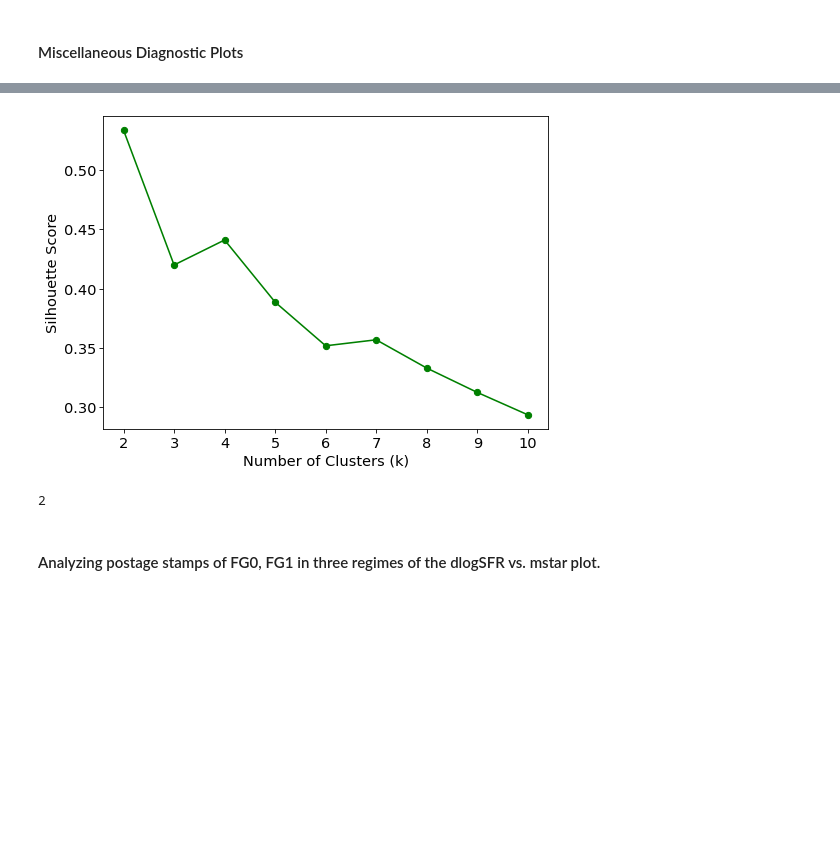
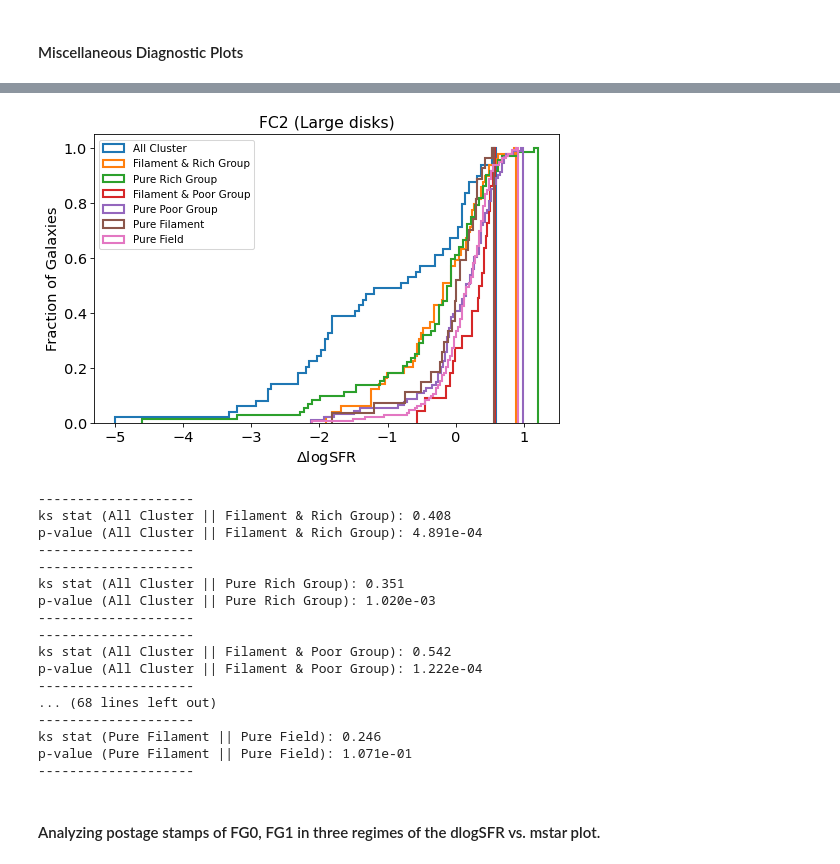
Before and after one commit to gammaspire/machine-learning, a Jupyter notebook: galaxy_feature_clustering/feature_clustering.ipynb, the cells around one changed output, grey strips where cells are left out. Cells and saved outputs as stored; diff of their text form; code cells hidden in the pictures; blank space fills up the shorter version.

```diff
--- a/galaxy_feature_clustering/feature_clustering.ipynb
+++ b/galaxy_feature_clustering/feature_clustering.ipynb
@@ -838,10 +818,24 @@ plt.show()
-# %%
-from clustering_utils import find_optimal_k
-find_optimal_k(df, ['CN_g_unscaled','CRE_g_unscaled','CN_W1-fixBA_unscaled','CRE_W1-fixBA_unscaled'],
-               min_k=2, max_k=10, plot=True)
-# %% [output]
-[figure, removed]
-2
+# %%
+plot_cum_env(df, fc=2)
+# %% [output]
+[figure, added]
+--------------------
+ks stat (All Cluster || Filament & Rich Group): 0.408
+p-value (All Cluster || Filament & Rich Group): 4.891e-04
+--------------------
+--------------------
+ks stat (All Cluster || Pure Rich Group): 0.351
+p-value (All Cluster || Pure Rich Group): 1.020e-03
+--------------------
+--------------------
+ks stat (All Cluster || Filament & Poor Group): 0.542
+p-value (All Cluster || Filament & Poor Group): 1.222e-04
+--------------------
+... (68 lines left out)
+--------------------
+ks stat (Pure Filament || Pure Field): 0.246
+p-value (Pure Filament || Pure Field): 1.071e-01
+--------------------
 # %% [markdown]
 #### Analyzing postage stamps of FG0, FG1 in three regimes of the dlogSFR vs. mstar plot.
 # %% [markdown]
```
Also changed, not shown: parts of 26 cells of this notebook, 8 other files.
